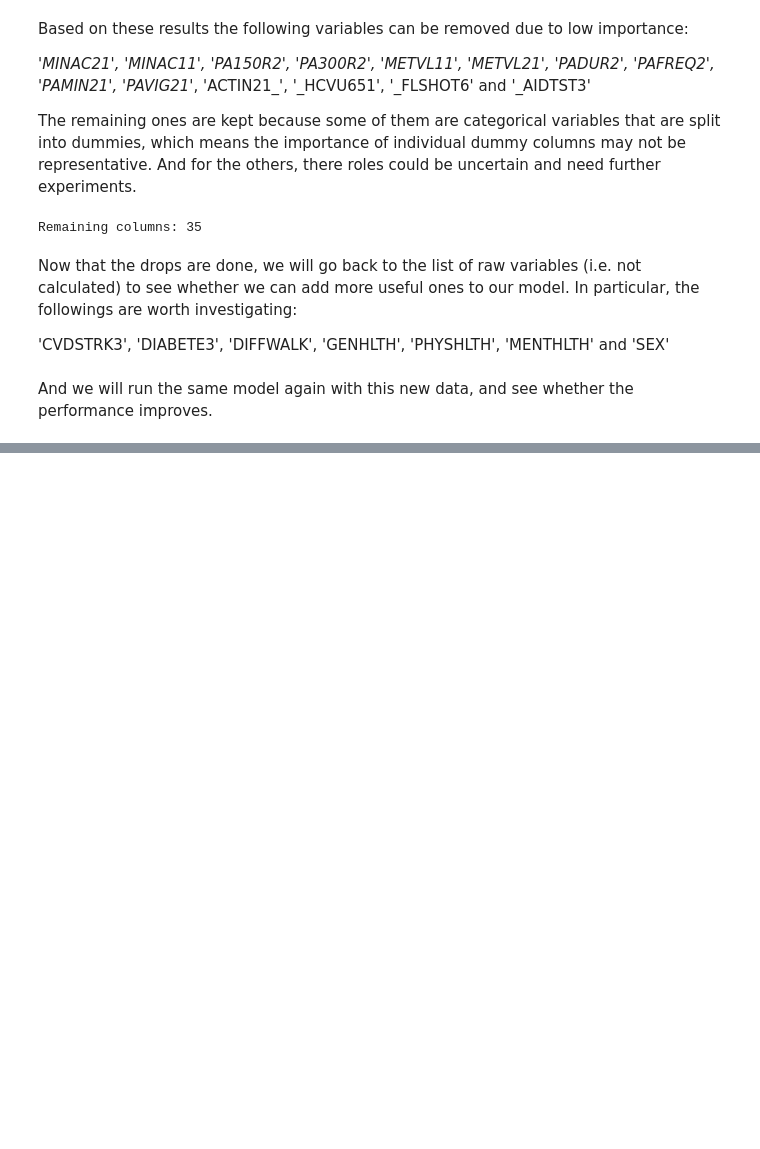
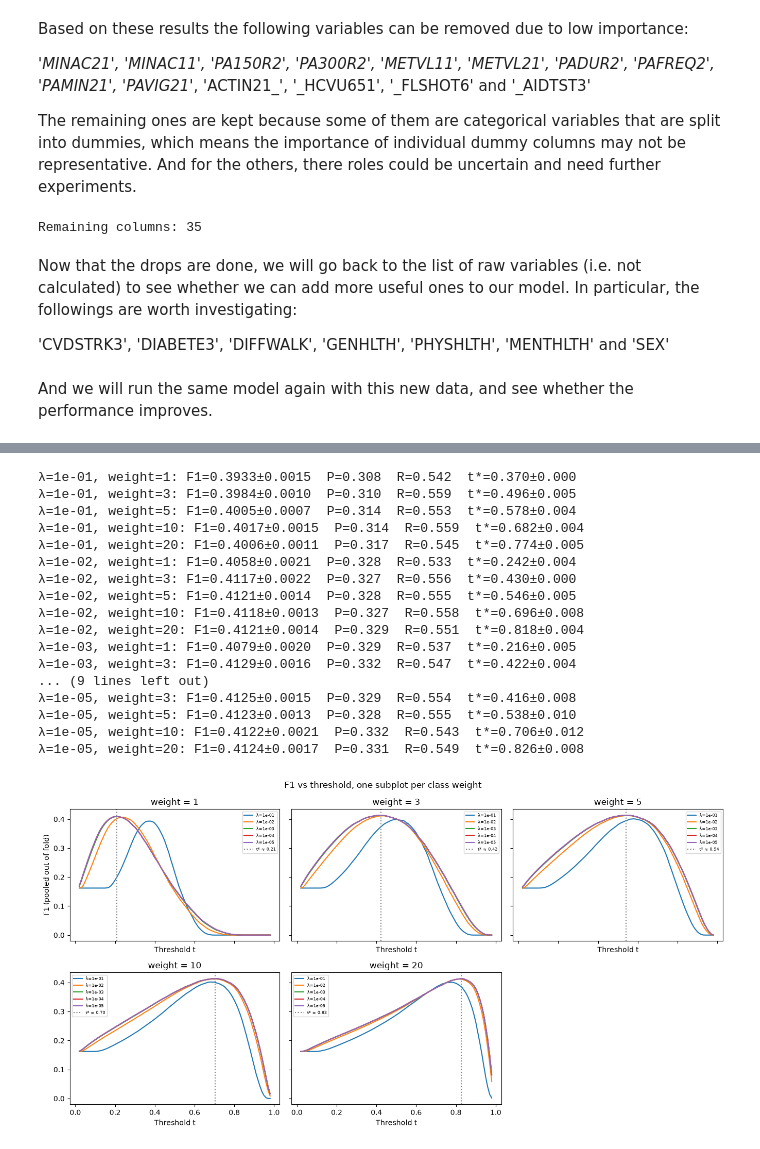
Before and after one commit to AlfinSib/ML_project_1, a Jupyter notebook: data_cleaning.ipynb, the cells around one changed output, grey strips where cells are left out. Saved outputs shown, nothing was run; the diff lists cells and outputs as text; code cells hidden in the pictures; blank space fills up the shorter version.

```diff
--- a/data_cleaning.ipynb
+++ b/data_cleaning.ipynb
@@ -747,0 +960,80 @@ lam=1.0e-01: F1=0.3932±0.0015  P=0.308  R=0.542  t*=0.370±0.000
+# %%
+THS = np.linspace(0.02, 0.98, 97)          # thresholds 0.02 .. 0.98 (covers inflated scores)
+all_idx = np.arange(len(y_train))
+
+f1_table = []
+for r in results:
+    f1s, ts, precs, recs = [], [], [], []
+    for st in r["fold_state"]:
+        val_idx = st["val_idx"]
+        tr_idx = np.setdiff1d(all_idx, val_idx)
+        w, mu, sd = st["w"], st["mu"], st["sd"]
+
+        p_tr = 0.5 * (1 + np.tanh(0.5 * (((x_tr_one_hot[tr_idx] - mu) / sd) @ w[1:] + w[0])))
+        f1_tr = np.array([ds.F1_score(y_train[tr_idx], p_tr, t)[0] for t in THS])
+        t_hat = THS[int(np.argmax(f1_tr))]
+
+        p_val = r["val_scores"][val_idx]
+        f1_val, (tp, fp, fn) = ds.F1_score(y_train[val_idx], p_val, t_hat)
+        f1s.append(f1_val)
+        precs.append(tp / (tp + fp) if (tp + fp) > 0 else 0.0)
+        recs.append(tp / (tp + fn) if (tp + fn) > 0 else 0.0)
+        ts.append(t_hat)
+
+    f1_table.append({
+        "gamma": r["gamma"], "lam": r["lam"], "weight": r["weight"],
+        "f1": np.mean(f1s), "f1_std": np.std(f1s),
+        "precision": np.mean(precs), "recall": np.mean(recs),
+        "threshold": np.mean(ts), "threshold_std": np.std(ts),
+    })
+    e = f1_table[-1]
+    print(f"λ={e['lam']:.0e}, weight={e['weight']:g}: F1={e['f1']:.4f}±{e['f1_std']:.4f}  "
+        f"P={e['precision']:.3f}  R={e['recall']:.3f}  "
+        f"t*={e['threshold']:.3f}±{e['threshold_std']:.3f}")
+
+# --- plot: one subplot per weight, one F1-vs-threshold curve per lambda ---
+weights_present = sorted({r["weight"] for r in results}, key=float)
+n_w = len(weights_present)
+ncols = 3
+nrows = int(np.ceil(n_w / ncols))
+fig, axes = plt.subplots(nrows, ncols, figsize=(4.5 * ncols, 3.5 * nrows),
+                        sharex=True, sharey=True)
+axes = np.atleast_1d(axes).ravel()
+
+for ax, w_val in zip(axes, weights_present):
+    for r in results:
+        if r["weight"] != w_val:
+            continue
+        f1_curve = [ds.F1_score(y_train, r["val_scores"], t)[0] for t in THS]
+        ax.plot(THS, f1_curve, label=f"λ={r['lam']:.0e}")
+    best = max((e for e in f1_table if e["weight"] == w_val), key=lambda e: e["f1"])
+    ax.axvline(best["threshold"], color="grey", linestyle=":",
+                label=f"t* ≈ {best['threshold']:.2f}")
+    ax.set_title(f"weight = {w_val:g}")
+    ax.set_xlabel("Threshold t")
+    ax.legend(fontsize=6)
+
+axes[0].set_ylabel("F1 (pooled out-of-fold)")
+for ax in axes[n_w:]:
+    ax.set_visible(False)
+fig.suptitle("F1 vs threshold, one subplot per class weight")
+fig.tight_layout()
+# %% [output]
+λ=1e-01, weight=1: F1=0.3933±0.0015  P=0.308  R=0.542  t*=0.370±0.000
+λ=1e-01, weight=3: F1=0.3984±0.0010  P=0.310  R=0.559  t*=0.496±0.005
+λ=1e-01, weight=5: F1=0.4005±0.0007  P=0.314  R=0.553  t*=0.578±0.004
+λ=1e-01, weight=10: F1=0.4017±0.0015  P=0.314  R=0.559  t*=0.682±0.004
+λ=1e-01, weight=20: F1=0.4006±0.0011  P=0.317  R=0.545  t*=0.774±0.005
+λ=1e-02, weight=1: F1=0.4058±0.0021  P=0.328  R=0.533  t*=0.242±0.004
+λ=1e-02, weight=3: F1=0.4117±0.0022  P=0.327  R=0.556  t*=0.430±0.000
+λ=1e-02, weight=5: F1=0.4121±0.0014  P=0.328  R=0.555  t*=0.546±0.005
+λ=1e-02, weight=10: F1=0.4118±0.0013  P=0.327  R=0.558  t*=0.696±0.008
+λ=1e-02, weight=20: F1=0.4121±0.0014  P=0.329  R=0.551  t*=0.818±0.004
+λ=1e-03, weight=1: F1=0.4079±0.0020  P=0.329  R=0.537  t*=0.216±0.005
+λ=1e-03, weight=3: F1=0.4129±0.0016  P=0.332  R=0.547  t*=0.422±0.004
+... (9 lines left out)
+λ=1e-05, weight=3: F1=0.4125±0.0015  P=0.329  R=0.554  t*=0.416±0.008
+λ=1e-05, weight=5: F1=0.4123±0.0013  P=0.328  R=0.555  t*=0.538±0.010
+λ=1e-05, weight=10: F1=0.4122±0.0021  P=0.332  R=0.543  t*=0.706±0.012
+λ=1e-05, weight=20: F1=0.4124±0.0017  P=0.331  R=0.549  t*=0.826±0.008
+[figure, added]
```
Also changed, not shown: parts of 12 cells of this notebook, 1 other file.
